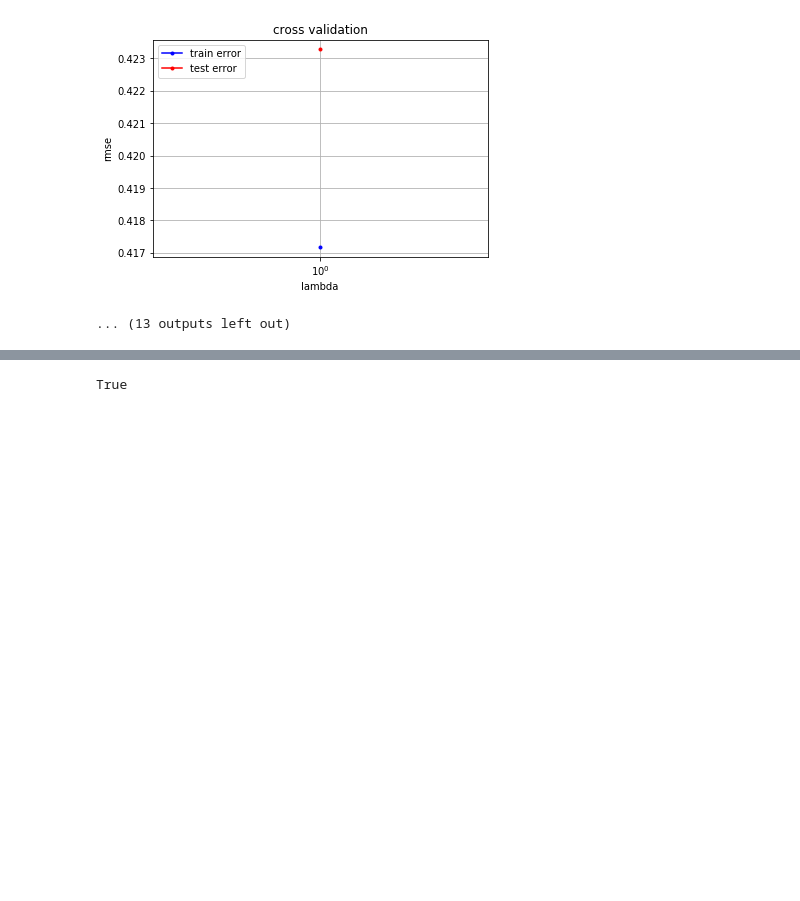
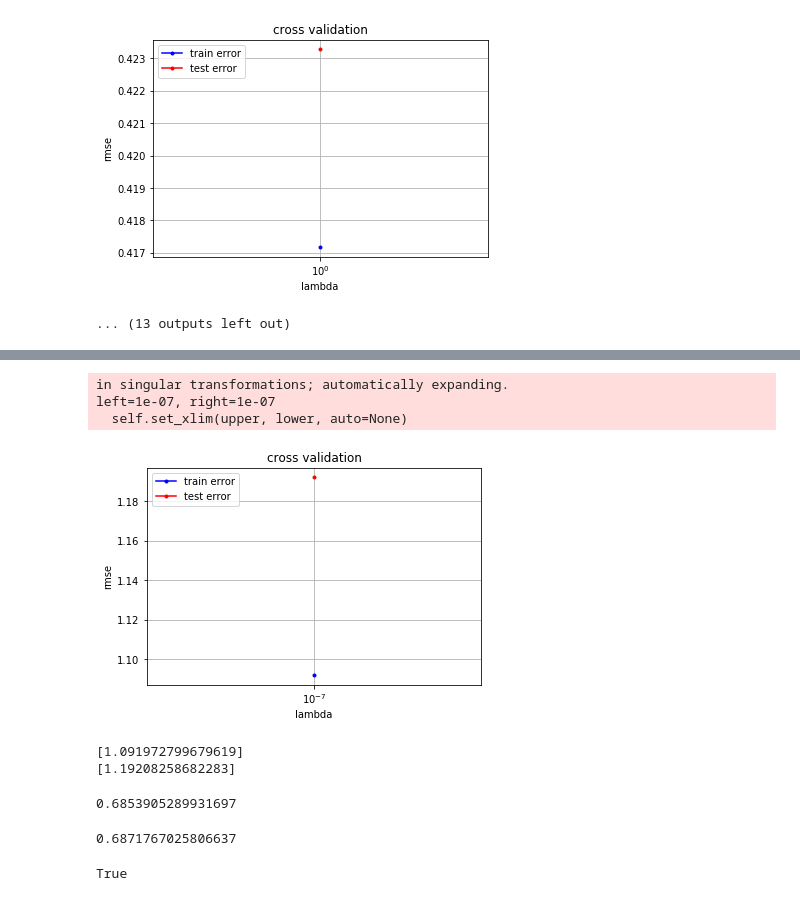
Before and after one commit to mmilenkoski/detecting_higgs_bosson, a Jupyter notebook: Main Notebook.ipynb, the cells around one changed output, grey strips where cells are left out. Saved outputs shown, nothing was run; the diff lists cells and outputs as text; code cells hidden in the pictures; blank space fills up the shorter version.

```diff
--- a/Main Notebook.ipynb
+++ b/Main Notebook.ipynb
@@ -250,0 +369,5 @@ KeyboardInterrupt:
+# %%
+lambdas = [0.0000001]
+# %%
+lambda_, acc_tr, acc_te = cross_validation(x_train_sep[2], y_train_sep[2], lambdas, poly_degree=3, norm="std", method="logistic", n_splits=2)
+# %% [output]
@@ -251,3 +391,17 @@ KeyboardInterrupt:
+in singular transformations; automatically expanding.
+left=1e-07, right=1e-07
+  self.set_xlim(upper, lower, auto=None)
+[figure, added]
+[1.091972799679619]
+[1.19208258682283]
+# %%
+acc_tr
+# %% [output]
+0.6853905289931697
+# %%
+acc_te
+# %% [output]
+0.6871767025806637
 # %%
 b, c = min_max_normalization(x_train_sep[0], x_train_sep[0])
 # %%
```
Also changed, not shown: parts of 3 cells of this notebook, 2 other files.
